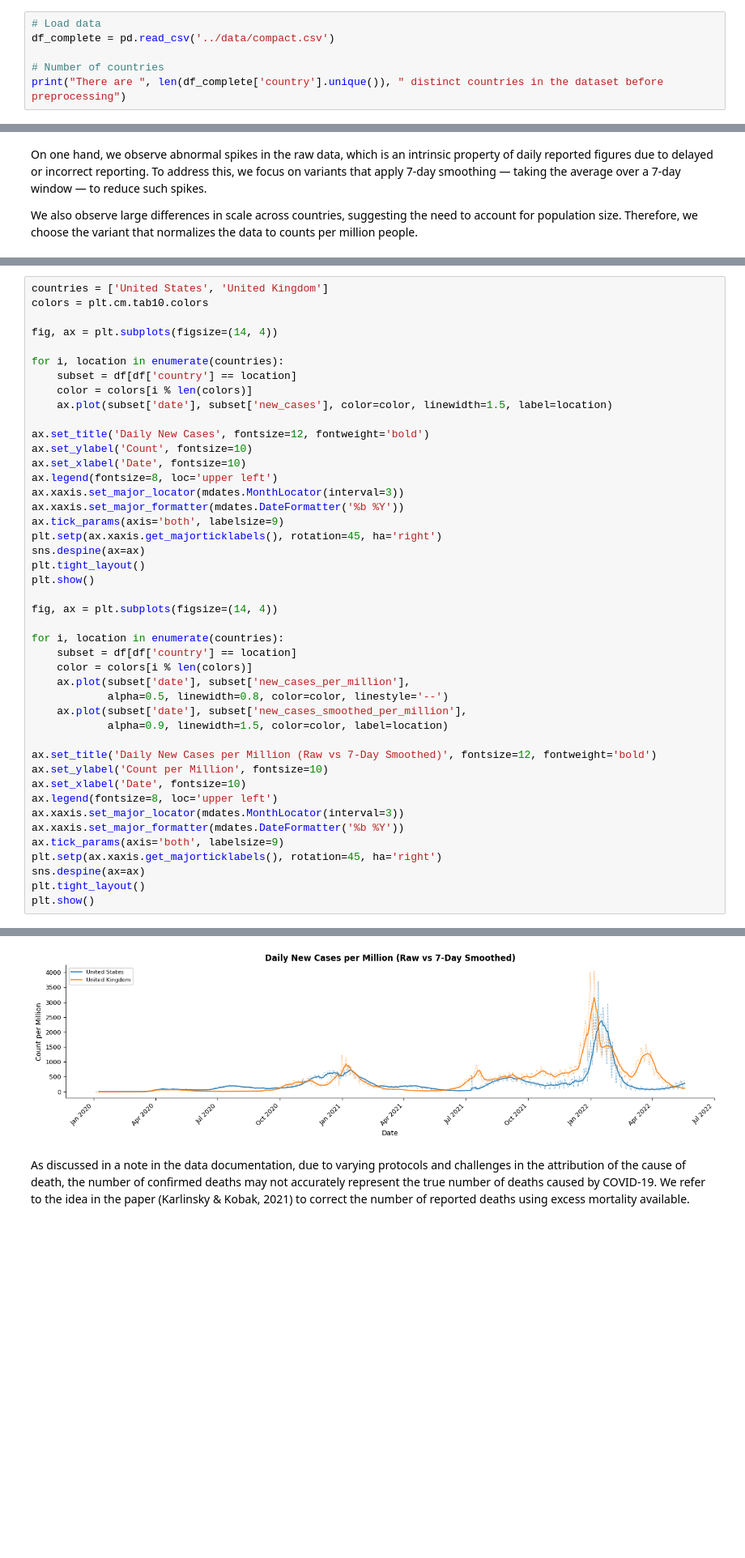
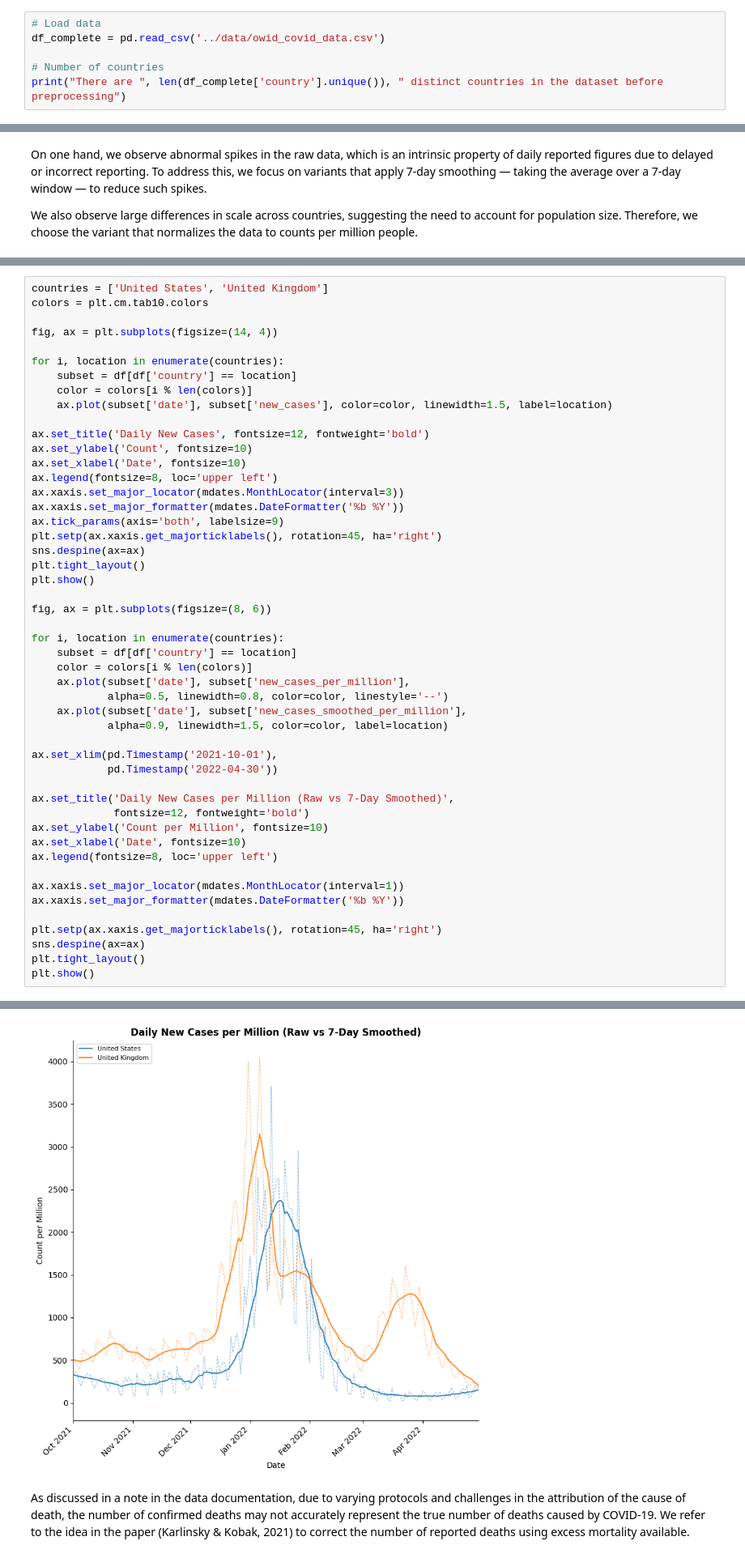
Before and after one commit to xiaoran0606/305-project, a Jupyter notebook: EDA/covid_data.ipynb, the cells around one changed output, grey strips where cells are left out. Shown at 81% size. Cells and saved outputs as stored; diff of their text form; blank space fills up the shorter version.

```diff
--- a/EDA/covid_data.ipynb
+++ b/EDA/covid_data.ipynb
@@ -11,7 +11,7 @@ import matplotlib.dates as mdates
 import seaborn as sns
 # %%
 # Load data
-df_complete = pd.read_csv('../data/compact.csv')
+df_complete = pd.read_csv('../data/owid_covid_data.csv')
 
 # Number of countries
 print("There are ", len(df_complete['country'].unique()), " distinct countries in the dataset before preprocessing")
@@ -191,38 +191,43 @@ ax.set_title('Daily New Cases', fontsize=12, fontweight='bold')
 ax.set_ylabel('Count', fontsize=10)
 ax.set_xlabel('Date', fontsize=10)
 ax.legend(fontsize=8, loc='upper left')
 ax.xaxis.set_major_locator(mdates.MonthLocator(interval=3))
 ax.xaxis.set_major_formatter(mdates.DateFormatter('%b %Y'))
 ax.tick_params(axis='both', labelsize=9)
 plt.setp(ax.xaxis.get_majorticklabels(), rotation=45, ha='right')
 sns.despine(ax=ax)
 plt.tight_layout()
 plt.show()
 
-fig, ax = plt.subplots(figsize=(14, 4))
+fig, ax = plt.subplots(figsize=(8, 6))
 
 for i, location in enumerate(countries):
     subset = df[df['country'] == location]
     color = colors[i % len(colors)]
     ax.plot(subset['date'], subset['new_cases_per_million'],
             alpha=0.5, linewidth=0.8, color=color, linestyle='--')
     ax.plot(subset['date'], subset['new_cases_smoothed_per_million'],
             alpha=0.9, linewidth=1.5, color=color, label=location)
 
-ax.set_title('Daily New Cases per Million (Raw vs 7-Day Smoothed)', fontsize=12, fontweight='bold')
+ax.set_xlim(pd.Timestamp('2021-10-01'),
+            pd.Timestamp('2022-04-30'))
+
+ax.set_title('Daily New Cases per Million (Raw vs 7-Day Smoothed)',
+             fontsize=12, fontweight='bold')
 ax.set_ylabel('Count per Million', fontsize=10)
 ax.set_xlabel('Date', fontsize=10)
 ax.legend(fontsize=8, loc='upper left')
-ax.xaxis.set_major_locator(mdates.MonthLocator(interval=3))
+
+ax.xaxis.set_major_locator(mdates.MonthLocator(interval=1))
 ax.xaxis.set_major_formatter(mdates.DateFormatter('%b %Y'))
-ax.tick_params(axis='both', labelsize=9)
+
 plt.setp(ax.xaxis.get_majorticklabels(), rotation=45, ha='right')
 sns.despine(ax=ax)
 plt.tight_layout()
 plt.show()
 # %% [output]
 [figure]
-[figure, old version]
+[figure, new version]
 # %% [markdown]
 As discussed in a note in the data documentation, due to varying protocols and challenges in the attribution of the cause of death, the number of confirmed deaths may not accurately represent the true number of deaths caused by COVID-19. We refer to the idea in the paper (Karlinsky & Kobak, 2021) to correct the number of reported deaths using excess mortality available.
 # %%
```
Also changed, not shown: 21 other files.
